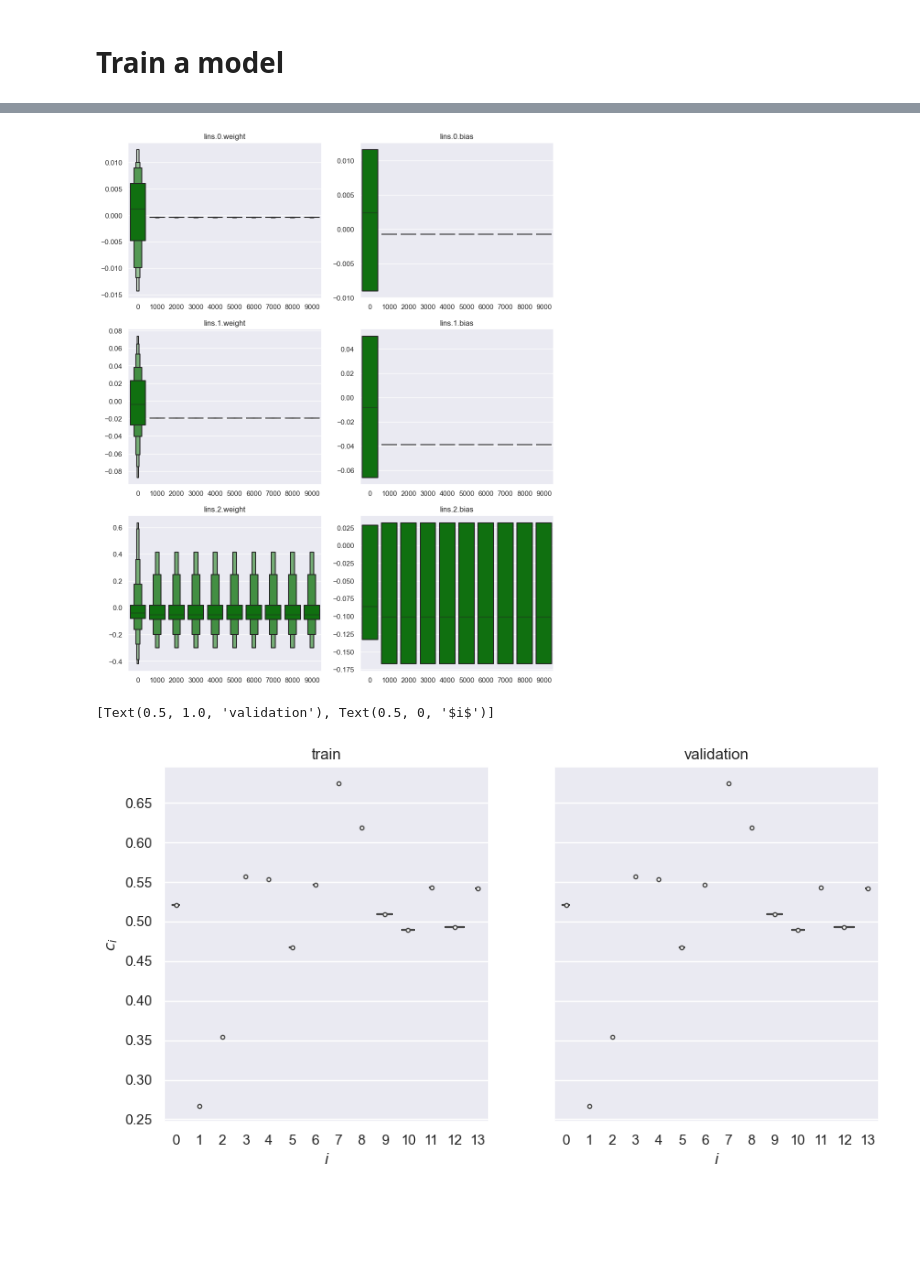
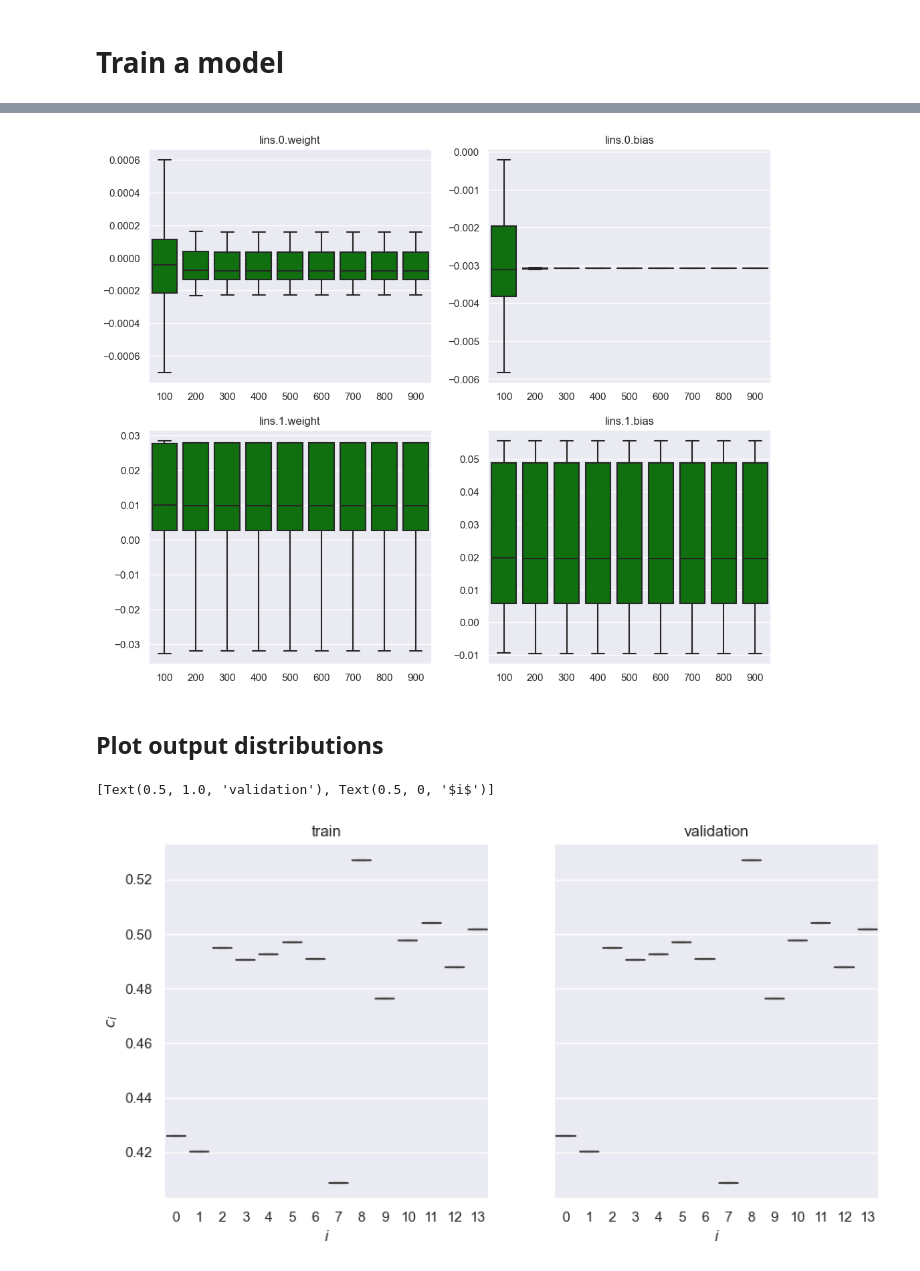
Before and after one commit to sprmsv/POD-NN, a Jupyter notebook: experiments.ipynb, the cells around one changed output, grey strips where cells are left out. Cells and saved outputs as stored; diff of their text form; code cells hidden in the pictures; blank space fills up the shorter version.

```diff
--- a/experiments.ipynb
+++ b/experiments.ipynb
@@ -141,9 +139,8 @@ axs[1].set(title='validation', xlabel='$i$')
 # %% [markdown]
 # Train a model
 # %%
-epochs = 10000
+epochs = 1000
 lr = 1e-03
-report = 1000
 bsz = None
 batch_norm = True
 
@@ -165,10 +162,11 @@ validationloader = DataLoader(
 
 # Define model, criterion, and optimizer
 model = MLP(
-    M=len(f),
+    M=M,
     L=(2 * L),  # Reald and imaginary parts
-    hidden_layers=[20, 20],
+    hidden_layers=[30],
     activation=torch.sigmoid,
+    gain=8.,
     dtype=torch.float64,
 )
 criterion = torch.nn.MSELoss()
@@ -177,14 +175,27 @@ scheduler = torch.optim.lr_scheduler.CosineAnnealingLR(optimizer, eta_min=0, T_m
 
 # Train the model
 print(f'{model.__class__.__name__} with {model.numparams()} parameters')
-stats = model.train_(
-    criterion=criterion,
-    epochs=epochs,
-    optimizer=optimizer,
-    trainloader=trainloader,
-    validationloader=validationloader,
-    scheduler=scheduler,
-    cuda=False,
-    # report=report,
-)
+if True:
+    stats = model.train_(
+        criterion=criterion,
+        epochs=epochs,
+        optimizer=optimizer,
+        trainloader=trainloader,
+        validationloader=validationloader,
+        # scheduler=scheduler,
+        cuda=False,
+    )
+
+    # Clean stats
+    params = stats.pop('params')
+    grads = stats.pop('grads')
+    stats = pd.DataFrame(stats)
+
+    # Plot the training statistics
+    fig, axs = plt.subplots(1, 2, figsize=(10, 5))
+    sns.lineplot(stats, x='epoch', y='loss_trn', ax=axs[0])
+    sns.lineplot(stats, x='epoch', y='loss_val', ax=axs[0])
+    axs[0].set(yscale='log', ylim=[1e-06, 1e05])
+    sns.lineplot(stats, x='epoch', y='lr', ax=axs[1])
+    axs[1].set(yscale='log')
 # %% [output]
@@ -261,8 +262,11 @@ fig, axs = plt.subplots(
 axs = axs.flatten()
 
 for idx, (name, df) in enumerate(grads.items()):
-    sns.boxenplot(
-        data=df[(df['epoch'] % 1000 == 0)],
+    sns.boxplot(
+        data=df[
+            (df['epoch'] % (epochs // 10) == 0)
+            # (df['epoch'] <= 100) & (df['epoch'] % (epochs // 100) == 0)
+        ],
         x='epoch', y='val',
         color='green',
         showfliers=False,
@@ -271,17 +275,19 @@ for idx, (name, df) in enumerate(grads.items()):
 
     axs[idx].set(ylabel='', xlabel='', title=name)
 # %% [output]
-[figure, old version]
+[figure, new version]
+# %% [markdown]
+## Plot output distributions
 # %%
 model.eval()
 c_trn_ = model(torch.tensor(y_trn.T)).detach().numpy()
 c_val_ = model(torch.tensor(y_val.T)).detach().numpy()
 
 fig, axs = plt.subplots(nrows=1, ncols=2, sharey=True, figsize=(10, 5))
-sns.violinplot(pd.DataFrame(c_trn_), ax=axs[0])
-sns.violinplot(pd.DataFrame(c_val_), ax=axs[1])
+sns.boxplot(pd.DataFrame(c_trn_), ax=axs[0])
+sns.boxplot(pd.DataFrame(c_val_), ax=axs[1])
 axs[0].set(title='train', xlabel='$i$', ylabel='$c_i$')
 axs[1].set(title='validation', xlabel='$i$')
 # %% [output]
 [Text(0.5, 1.0, 'validation'), Text(0.5, 0, '$i$')]
-[figure, old version]
+[figure, new version]
```
Also changed, not shown: parts of 14 cells of this notebook, 2 other files.
